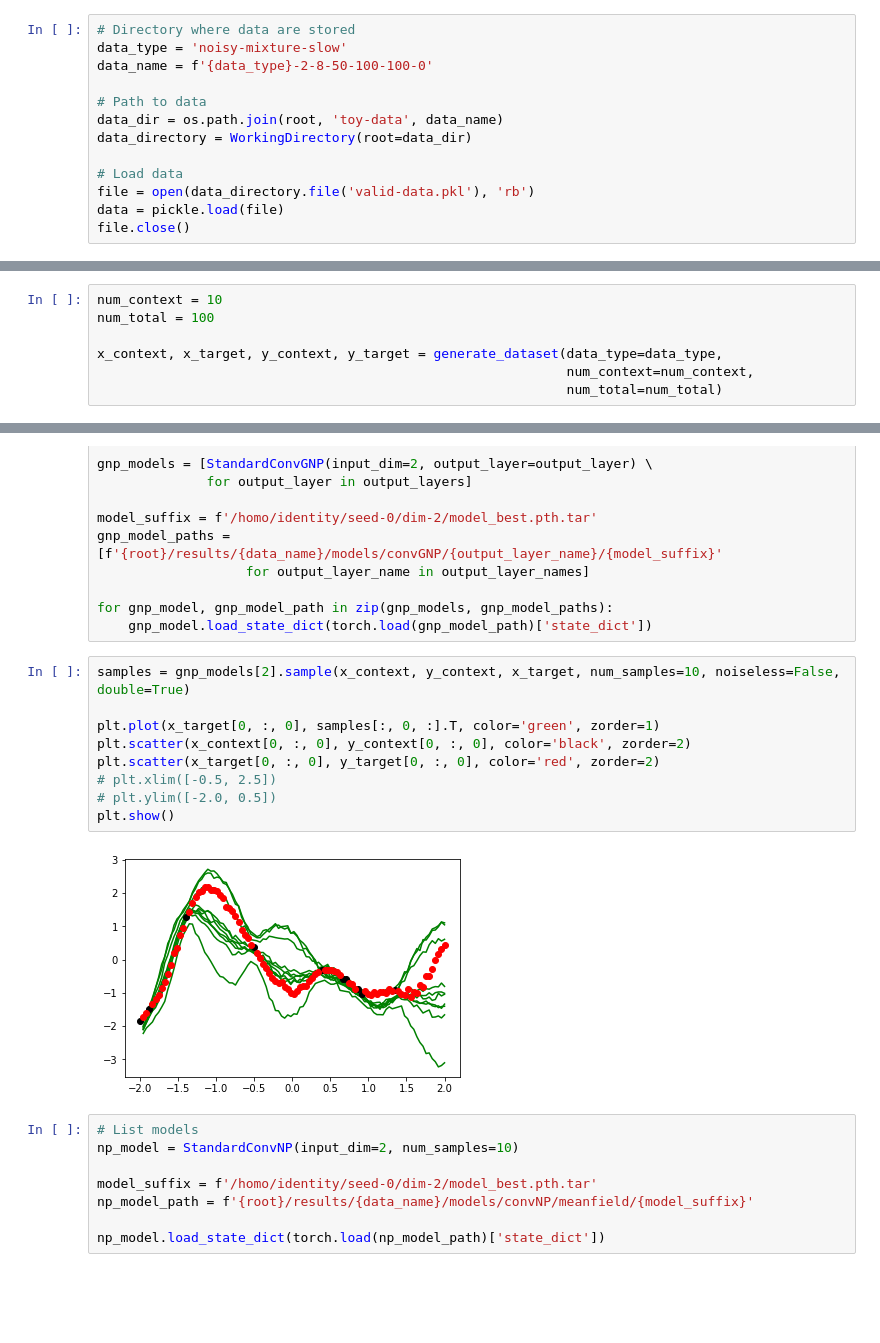
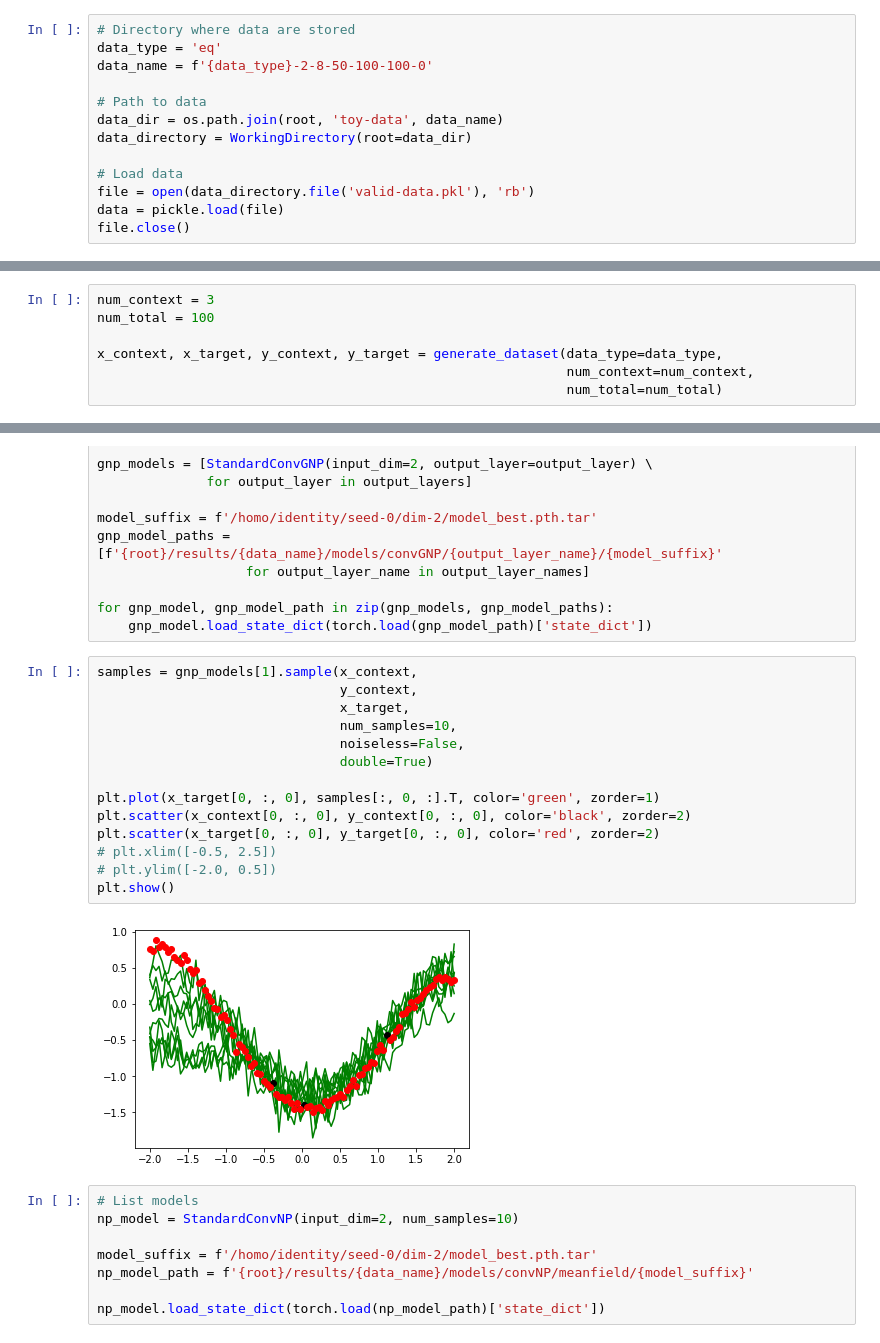
Before and after one commit to requeima/kernelcnp, a Jupyter notebook: notebooks/scratch-2d-marginals.ipynb, the cells around one changed output, grey strips where cells are left out. Saved outputs shown, nothing was run; the diff lists cells and outputs as text; blank space fills up the shorter version.

```diff
--- a/notebooks/scratch-2d-marginals.ipynb
+++ b/notebooks/scratch-2d-marginals.ipynb
@@ -21,7 +21,7 @@ import pickle
 root = '/scratches/cblgpu07/em626/kernelcnp/kernelcnp/experiments/synthetic'
 # %%
 # Directory where data are stored
-data_type = 'noisy-mixture-slow'
+data_type = 'eq'
 data_name = f'{data_type}-2-8-50-100-100-0'
 
 # Path to data
@@ -77,7 +77,7 @@ def generate_dataset(data_type, num_context, num_total, noise=5e-2):
 
     return x_context.float(), x_target.float(), y_context.float(), y_target.float()
 # %%
-num_context = 10
+num_context = 3
 num_total = 100
 
 x_context, x_target, y_context, y_target = generate_dataset(data_type=data_type,
@@ -103,16 +103,21 @@ gnp_model_paths = [f'{root}/results/{data_name}/models/convGNP/{output_layer_nam
 for gnp_model, gnp_model_path in zip(gnp_models, gnp_model_paths):
     gnp_model.load_state_dict(torch.load(gnp_model_path)['state_dict'])
 # %%
-samples = gnp_models[2].sample(x_context, y_context, x_target, num_samples=10, noiseless=False, double=True)
+samples = gnp_models[1].sample(x_context,
+                               y_context,
+                               x_target,
+                               num_samples=10,
+                               noiseless=False,
+                               double=True)
 
 plt.plot(x_target[0, :, 0], samples[:, 0, :].T, color='green', zorder=1)
 plt.scatter(x_context[0, :, 0], y_context[0, :, 0], color='black', zorder=2)
 plt.scatter(x_target[0, :, 0], y_target[0, :, 0], color='red', zorder=2)
 # plt.xlim([-0.5, 2.5])
 # plt.ylim([-2.0, 0.5])
 plt.show()
 # %% [output]
-[figure, old version]
+[figure, new version]
 # %%
 # List models
 np_model = StandardConvNP(input_dim=2, num_samples=10)
```
Also changed, not shown: parts of 2 cells of this notebook, 5 other files.
